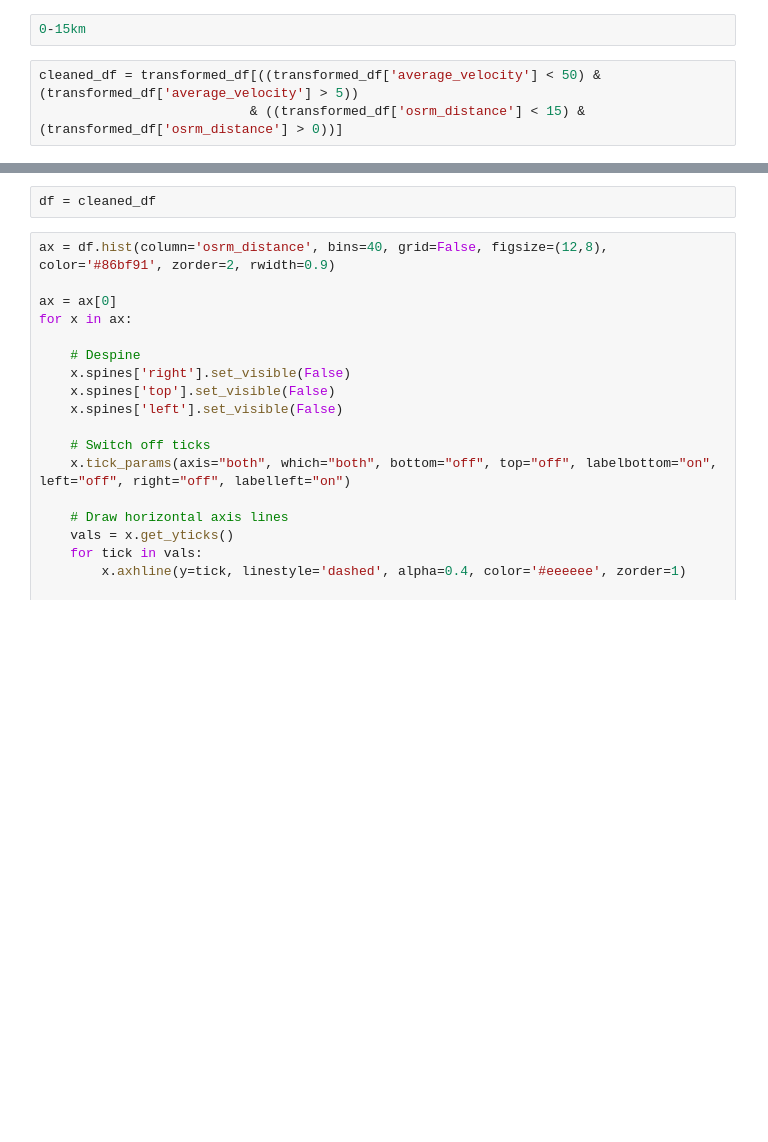
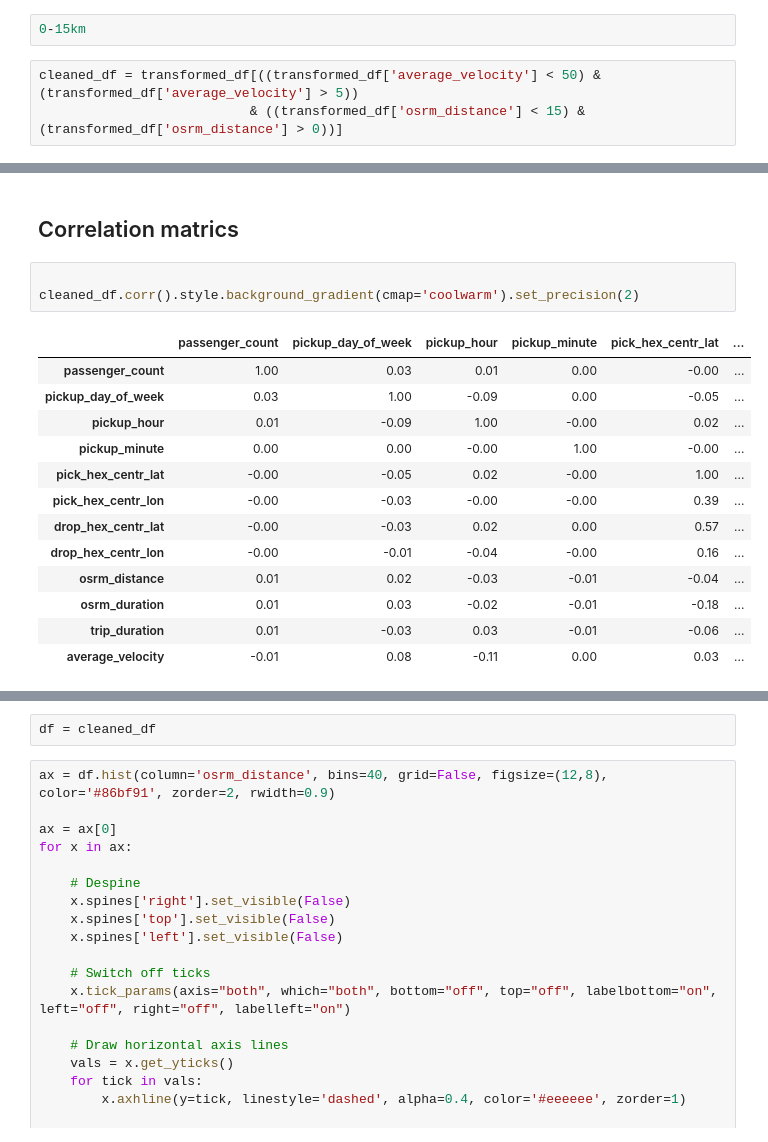
Before and after one commit to Taxyy/Taxi-Trip-Duration, a Jupyter notebook: predictive_analysis/predictive_analysis_notebook.ipynb, the cells around one changed output, grey strips where cells are left out. Saved outputs shown, nothing was run; the diff lists cells and outputs as text; blank space fills up the shorter version.

```diff
--- a/predictive_analysis/predictive_analysis_notebook.ipynb
+++ b/predictive_analysis/predictive_analysis_notebook.ipynb
@@ -442,0 +454,19 @@ cleaned_df = transformed_df[((transformed_df['average_velocity'] < 50) & (transf
+# %% [markdown]
+## Correlation matrics
+# %%
+
+cleaned_df.corr().style.background_gradient(cmap='coolwarm').set_precision(2)
+# %% [output]
+|  | passenger_count | pickup_day_of_week | pickup_hour | pickup_minute | pick_hex_centr_lat | ... |
+| passenger_count | 1.00 | 0.03 | 0.01 | 0.00 | -0.00 | ... |
+| pickup_day_of_week | 0.03 | 1.00 | -0.09 | 0.00 | -0.05 | ... |
+| pickup_hour | 0.01 | -0.09 | 1.00 | -0.00 | 0.02 | ... |
+| pickup_minute | 0.00 | 0.00 | -0.00 | 1.00 | -0.00 | ... |
+| pick_hex_centr_lat | -0.00 | -0.05 | 0.02 | -0.00 | 1.00 | ... |
+| pick_hex_centr_lon | -0.00 | -0.03 | -0.00 | -0.00 | 0.39 | ... |
+| drop_hex_centr_lat | -0.00 | -0.03 | 0.02 | 0.00 | 0.57 | ... |
+| drop_hex_centr_lon | -0.00 | -0.01 | -0.04 | -0.00 | 0.16 | ... |
+| osrm_distance | 0.01 | 0.02 | -0.03 | -0.01 | -0.04 | ... |
+| osrm_duration | 0.01 | 0.03 | -0.02 | -0.01 | -0.18 | ... |
+| trip_duration | 0.01 | -0.03 | 0.03 | -0.01 | -0.06 | ... |
+| average_velocity | -0.01 | 0.08 | -0.11 | 0.00 | 0.03 | ... |
```
Also changed, not shown: parts of 4 cells of this notebook.
